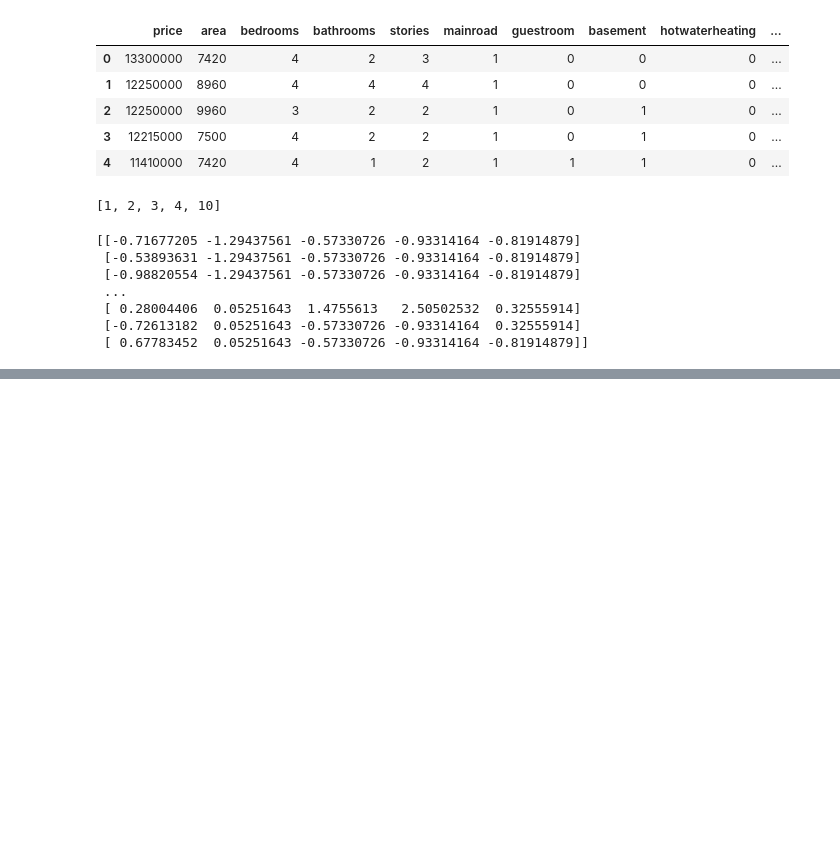
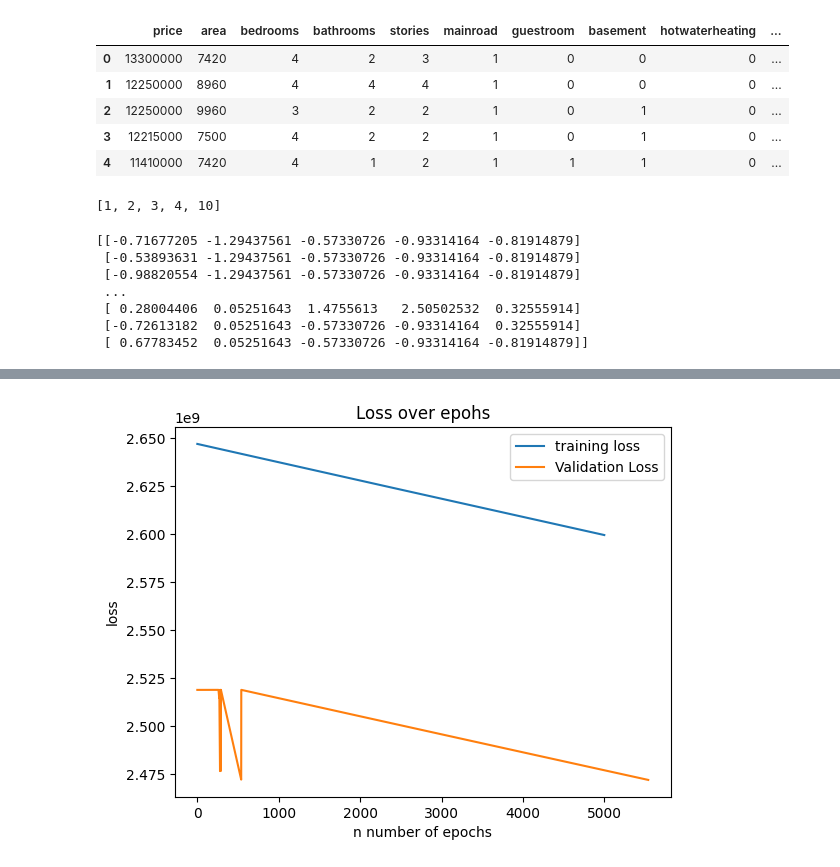
Before and after one commit to emilia-uncc/Assignment1, a Jupyter notebook: assignment5/Assignment5_2.ipynb, the cells around one changed output, grey strips where cells are left out. Saved outputs shown, nothing was run; the diff lists cells and outputs as text; code cells hidden in the pictures; blank space fills up the shorter version.

```diff
--- a/assignment5/Assignment5_2.ipynb
+++ b/assignment5/Assignment5_2.ipynb
@@ -284,0 +385,11 @@ Final Test Loss: 227800645632.0000
+# %%
+# 4. Plot the training and validation loss after each iteration
+plt.plot(losses, label="training loss")
+plt.plot(val_losses, label="Validation Loss")
+plt.xlabel("n number of epochs")
+plt.ylabel("loss")
+plt.legend()
+plt.title("Loss over epohs")
+plt.show()
+# %% [output]
+[figure, added]
```
Also changed, not shown: parts of 6 cells of this notebook.
